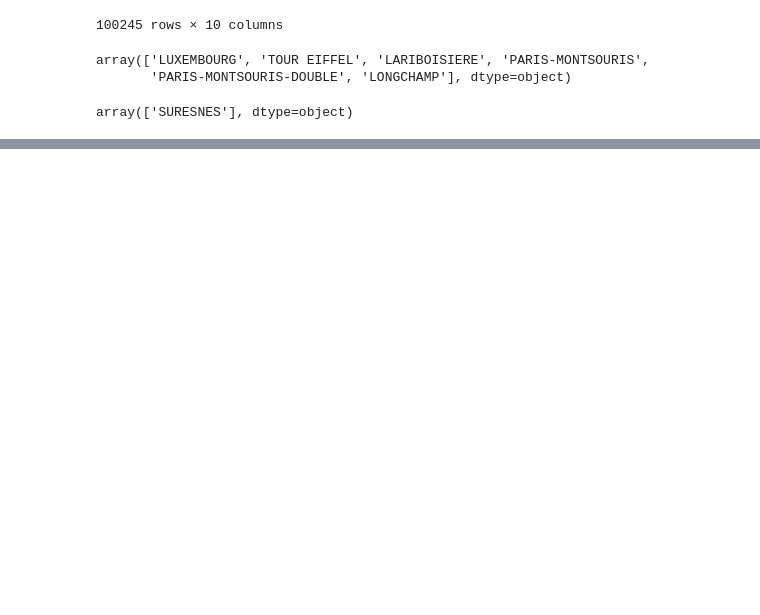
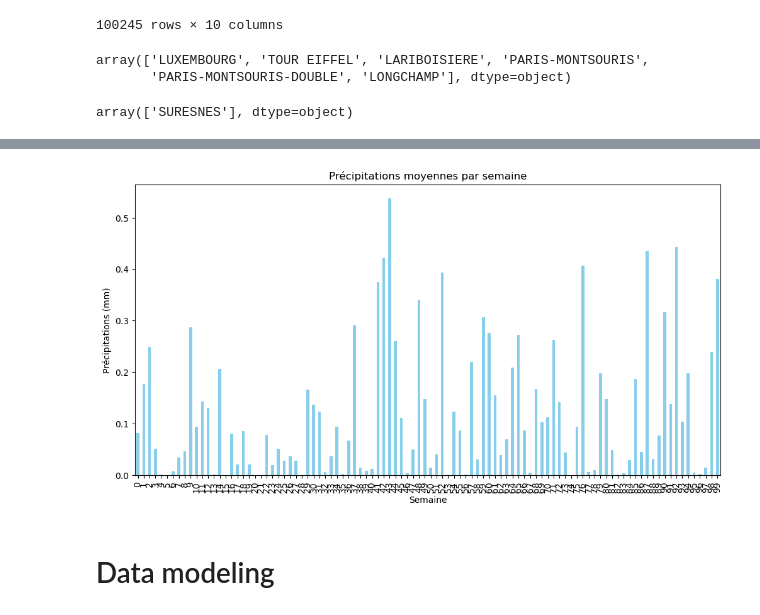
Before and after one commit to vadim-gisserot/Projet-de-Python-Leroux-Gisserot, a Jupyter notebook: notebooks/draft1.ipynb, the cells around one changed output, grey strips where cells are left out. Drawn from its saved outputs; the diff is of its cells as text; code cells hidden in the pictures; blank space fills up the shorter version.

```diff
--- a/notebooks/draft1.ipynb
+++ b/notebooks/draft1.ipynb
@@ -177,0 +253,3 @@ hello world!
+# %%
+import numpy as np
+df_random_station['GROUP'] = np.arange(len(df_random_station)) // (7*24)
@@ -177,0 +272,16 @@ hello world!
+# %%
+# Assurez-vous que la colonne 'GROUP' existe
+# Moyenne des précipitations par groupe (chaque groupe représentant une semaine)
+weekly_precipitation = df_random_station.groupby('GROUP')['PRECIPIT'].mean()
+
+# Tracer le graphique
+plt.figure(figsize=(12, 6))
+weekly_precipitation.plot(kind='bar', color='skyblue')
+plt.title('Précipitations moyennes par semaine')
+plt.xlabel('Semaine')
+plt.ylabel('Précipitations (mm)')
+plt.show()
+# %% [output]
+[figure, added]
+# %% [markdown]
+# Data modeling
```
Also changed, not shown: parts of 29 cells of this notebook, 3 other files.
